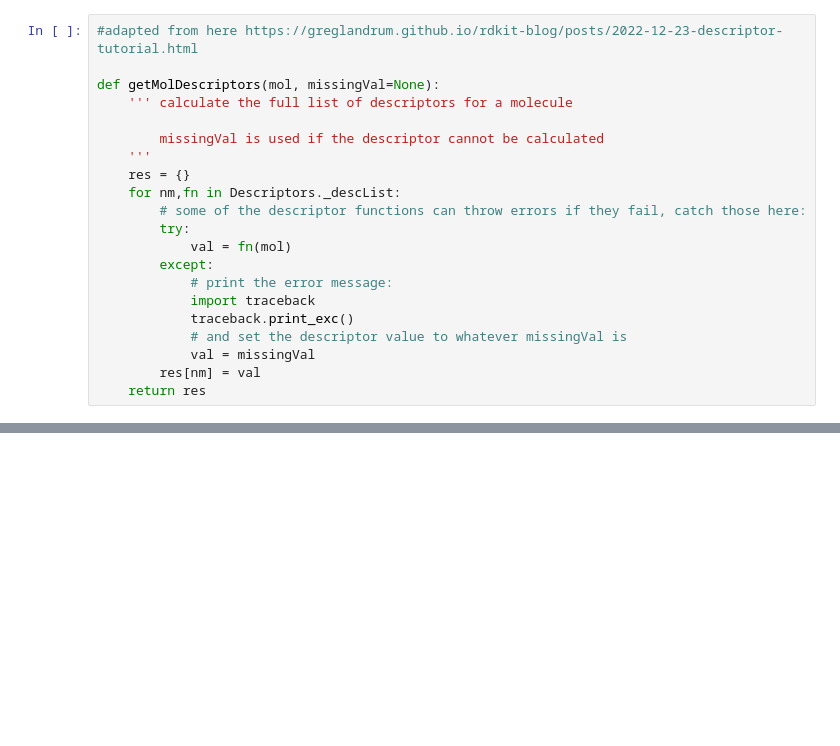
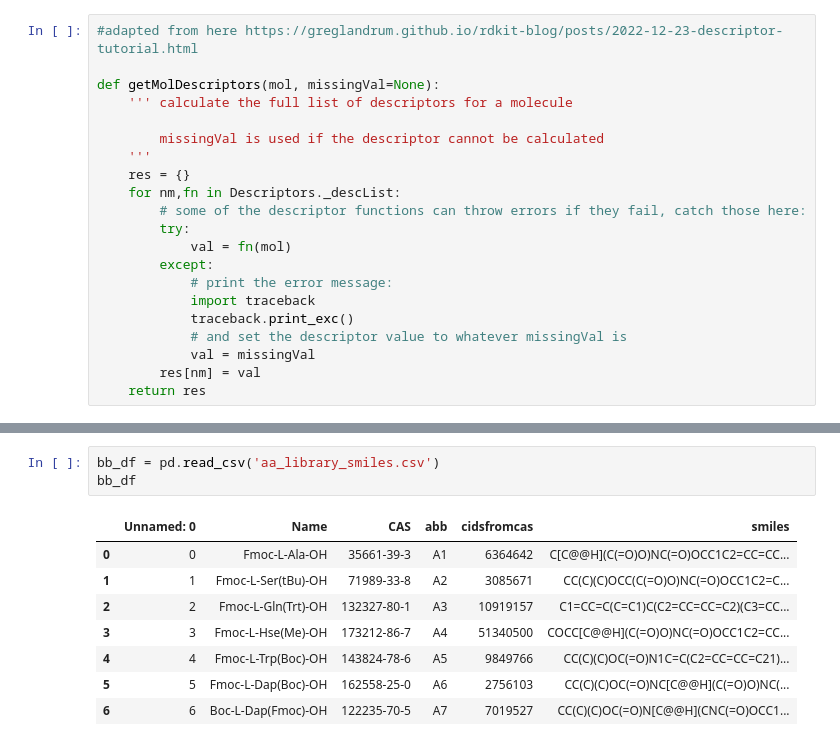
Before and after one commit to mtzknd/seqtosmiles, a Jupyter notebook: seqtosmiles.ipynb, the cells around one changed output, grey strips where cells are left out. Drawn from its saved outputs; the diff is of its cells as text; blank space fills up the shorter version.

```diff
--- a/seqtosmiles.ipynb
+++ b/seqtosmiles.ipynb
@@ -151,3 +160,15 @@ bb_df
+# %%
+bb_df = pd.read_csv('aa_library_smiles.csv')
+bb_df
+# %% [output]
+|  | Unnamed: 0 | Name | CAS | abb | cidsfromcas | smiles |
+| 0 | 0 | Fmoc-L-Ala-OH | 35661-39-3 | A1 | 6364642 | C[C@@H](C(=O)O)NC(=O)OCC1C2=CC=CC... |
+| 1 | 1 | Fmoc-L-Ser(tBu)-OH | 71989-33-8 | A2 | 3085671 | CC(C)(C)OCC(C(=O)O)NC(=O)OCC1C2=C... |
+| 2 | 2 | Fmoc-L-Gln(Trt)-OH | 132327-80-1 | A3 | 10919157 | C1=CC=C(C=C1)C(C2=CC=CC=C2)(C3=CC... |
+| 3 | 3 | Fmoc-L-Hse(Me)-OH | 173212-86-7 | A4 | 51340500 | COCC[C@@H](C(=O)O)NC(=O)OCC1C2=CC... |
+| 4 | 4 | Fmoc-L-Trp(Boc)-OH | 143824-78-6 | A5 | 9849766 | CC(C)(C)OC(=O)N1C=C(C2=CC=CC=C21)... |
+| 5 | 5 | Fmoc-L-Dap(Boc)-OH | 162558-25-0 | A6 | 2756103 | CC(C)(C)OC(=O)NC[C@@H](C(=O)O)NC(... |
+| 6 | 6 | Boc-L-Dap(Fmoc)-OH | 122235-70-5 | A7 | 7019527 | CC(C)(C)OC(=O)N[C@@H](CNC(=O)OCC1... |
 # %%
 aadict = {}
 
```
Also changed, not shown: parts of 19 cells of this notebook.
